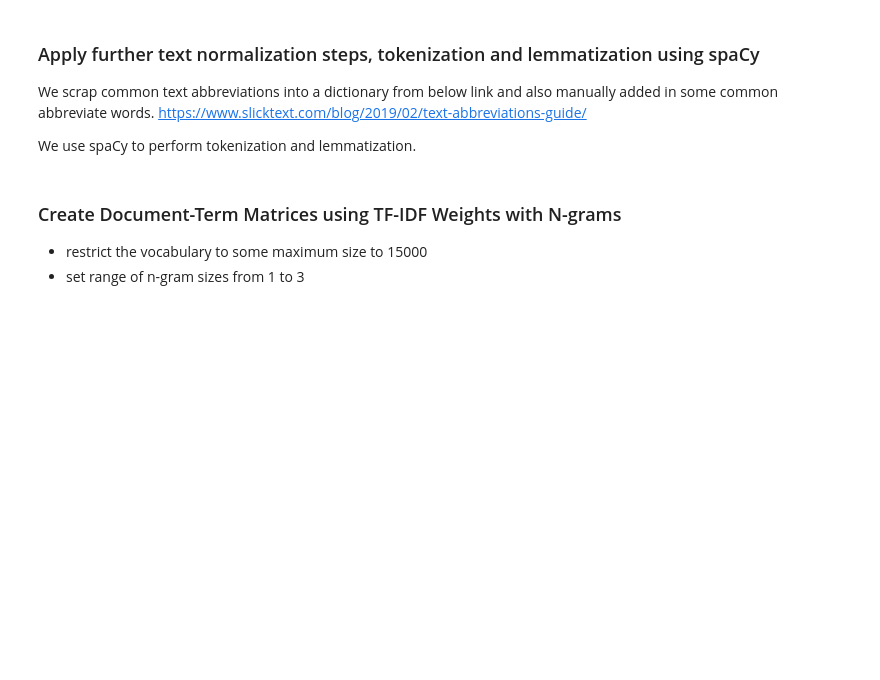
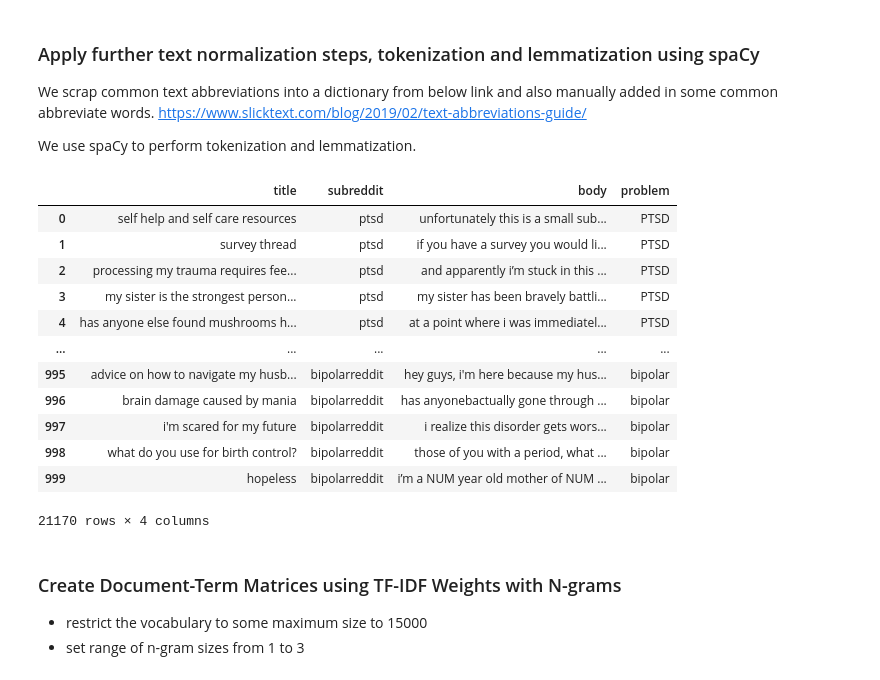
Before and after one commit to msedlkh/wellbeing-police, a Jupyter notebook: wellbeing-police.ipynb, the cells around one changed output. Cells and saved outputs as stored; diff of their text form; code cells hidden in the pictures; blank space fills up the shorter version.

```diff
--- a/wellbeing-police.ipynb
+++ b/wellbeing-police.ipynb
@@ -134,3 +122,28 @@ with open(os.path.join(os.path.join(os.getcwd(),"src/text_abbreviations.txt")))
+# %%
+# # Group the data by class label
+# groups = main_df.groupby('problem')
+
+# # Sample 2 rows from each group
+# sampled_data = groups.apply(lambda x: x.sample(n=100)).reset_index(drop=True)
+
+## Apply further cleaning steps before tokenization
+normalized_text = text_normalization()
+
+normalized_text.normalize_data(main_df)
+# %% [output]
+|  | title | subreddit | body | problem |
+| 0 | self help and self care resources | ptsd | unfortunately this is a small sub... | PTSD |
+| 1 | survey thread | ptsd | if you have a survey you would li... | PTSD |
+| 2 | processing my trauma requires fee... | ptsd | and apparently i’m stuck in this ... | PTSD |
+| 3 | my sister is the strongest person... | ptsd | my sister has been bravely battli... | PTSD |
+| 4 | has anyone else found mushrooms h... | ptsd | at a point where i was immediatel... | PTSD |
+| ... | ... | ... | ... | ... |
+| 995 | advice on how to navigate my husb... | bipolarreddit | hey guys, i'm here because my hus... | bipolar |
+| 996 | brain damage caused by mania | bipolarreddit | has anyonebactually gone through ... | bipolar |
+| 997 | i'm scared for my future | bipolarreddit | i realize this disorder gets wors... | bipolar |
+| 998 | what do you use for birth control? | bipolarreddit | those of you with a period, what ... | bipolar |
+| 999 | hopeless | bipolarreddit | i’m a NUM year old mother of NUM ... | bipolar |
+21170 rows × 4 columns
 # %%
 nlp = spacy.load('en_core_web_sm')
 
```
Also changed, not shown: parts of 10 cells of this notebook.
